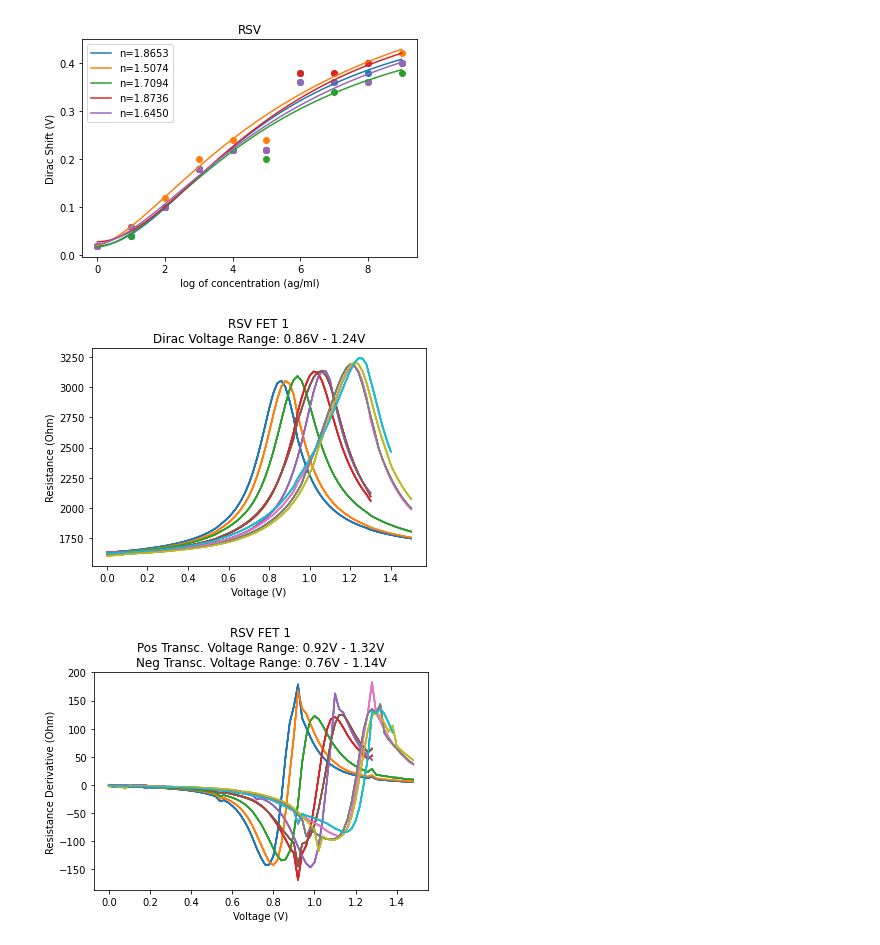
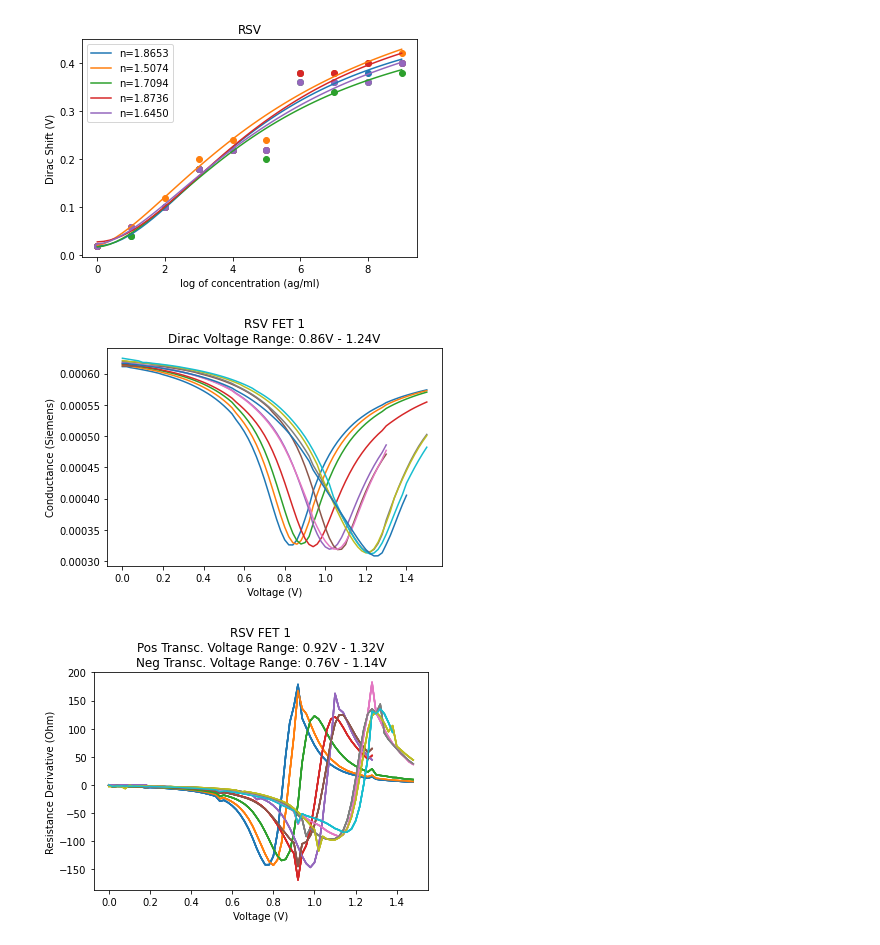
Before and after one commit to jlupoiii/GFET-covid-flu, a Jupyter notebook: main.ipynb, the cells around one changed output. Drawn from its saved outputs; the diff is of its cells as text; code cells hidden in the pictures.

```diff
--- a/main.ipynb
+++ b/main.ipynb
@@ -497,23 +584,30 @@ plt.close()
 # %%
 # normalized resistance shifts
 
-maxim = np.min(dataset.dirac_voltages[:,0])
-minim = np.max(dataset.dirac_voltages[:,0])
+device_number = 0
+maxim = np.min(dataset.dirac_voltages[:,device_number])
+minim = np.max(dataset.dirac_voltages[:,device_number])
 
+x = [0.02*f for f in range(len(dataset.apt_conductances[device_number]))]
 
-for i in range(dataset.num_devices):
-    for j in range(dataset.num_concs):
-        i=0
-        y = dataset.resistances[j][i]
-        x = [0.02*f for f in range(len(y))]
-        plt.plot(x, y) # ,marker='o')
+# print(len(x))
+# print(len(dataset.conductances[device_number]))
+plt.plot(x, dataset.apt_conductances[device_number]) # , label='aptamer', color='red')
+
+# for i in range(dataset.num_devices):
+for j in range(dataset.num_concs):
+    # y = dataset.resistances[j][i]
+    x = [0.02*f for f in range(len(dataset.conductances[j][device_number]))]
+    y = dataset.conductances[j][device_number]
+    plt.plot(x, y) # ,marker='o')
 plt.title(f'RSV FET 1\nDirac Voltage Range: {maxim}V - {minim}V')
 plt.xlabel("Voltage (V)")
-plt.ylabel("Resistance (Ohm)")
+plt.ylabel("Conductance (Siemens)")
+# plt.legend()
 plt.show()
 plt.close()
 # %% [output]
-[figure, old version]
+[figure, new version]
 # %%
 
 pos_maxim = np.max(dataset.pos_transc_voltages[:,0])
```
Also changed, not shown: parts of 2 cells of this notebook.
